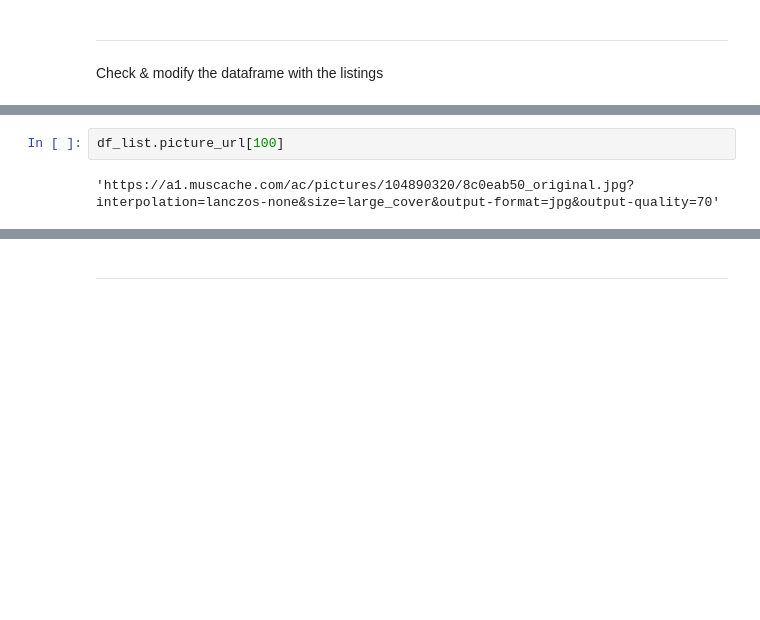
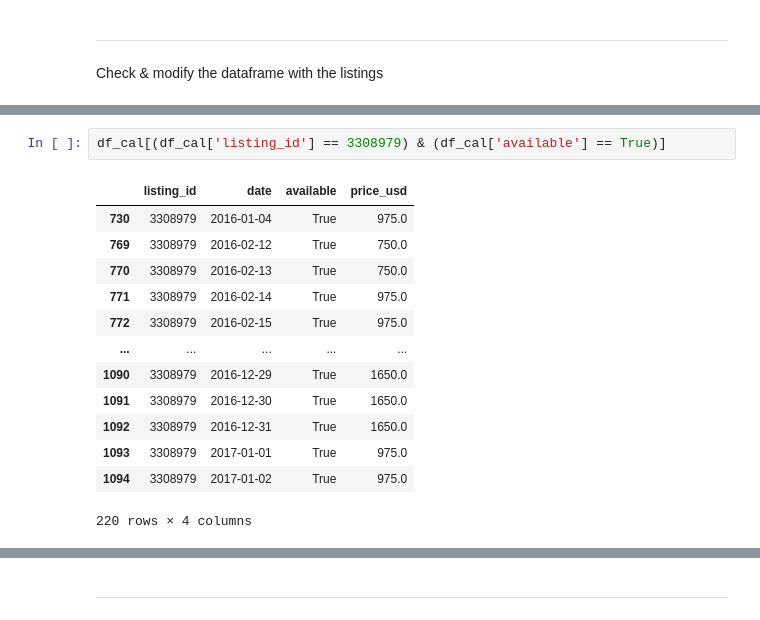
Before and after one commit to saschagroetzki/ud_p1_blogpost, a Jupyter notebook: main.ipynb, the cells around one changed output, grey strips where cells are left out. Drawn from its saved outputs; the diff is of its cells as text; blank space fills up the shorter version.

```diff
--- a/main.ipynb
+++ b/main.ipynb
@@ -140,7 +188,19 @@ df_list.head(3)
 | 0 | 241032 | https://www.airbnb.com/rooms/241032 | 20160104002432 | 2016-01-04 | Stylish Queen Anne Apartment | NaN | Make your self at home in this ch... | Make your self at home in this ch... | ... |
 | 1 | 953595 | https://www.airbnb.com/rooms/953595 | 20160104002432 | 2016-01-04 | Bright & Airy Queen Anne Apartment | Chemically sensitive? We've remov... | Beautiful, hypoallergenic apartme... | Chemically sensitive? We've remov... | ... |
 | 2 | 3308979 | https://www.airbnb.com/rooms/3308979 | 20160104002432 | 2016-01-04 | New Modern House-Amazing water view | New modern house built in 2013. S... | Our house is modern, light and fr... | New modern house built in 2013. S... | ... |
-# %%
-df_list.picture_url[100]
-# %% [output]
-'https://a1.muscache.com/ac/pictures/104890320/8c0eab50_original.jpg?interpolation=lanczos-none&size=large_cover&output-format=jpg&output-quality=70'
+# %%
+df_cal[(df_cal['listing_id'] == 3308979) & (df_cal['available'] == True)]
+# %% [output]
+|  | listing_id | date | available | price_usd |
+| 730 | 3308979 | 2016-01-04 | True | 975.0 |
+| 769 | 3308979 | 2016-02-12 | True | 750.0 |
+| 770 | 3308979 | 2016-02-13 | True | 750.0 |
+| 771 | 3308979 | 2016-02-14 | True | 975.0 |
+| 772 | 3308979 | 2016-02-15 | True | 975.0 |
+| ... | ... | ... | ... | ... |
+| 1090 | 3308979 | 2016-12-29 | True | 1650.0 |
+| 1091 | 3308979 | 2016-12-30 | True | 1650.0 |
+| 1092 | 3308979 | 2016-12-31 | True | 1650.0 |
+| 1093 | 3308979 | 2017-01-01 | True | 975.0 |
+| 1094 | 3308979 | 2017-01-02 | True | 975.0 |
+220 rows × 4 columns
```
Also changed, not shown: parts of 9 cells of this notebook, 1 other file.
